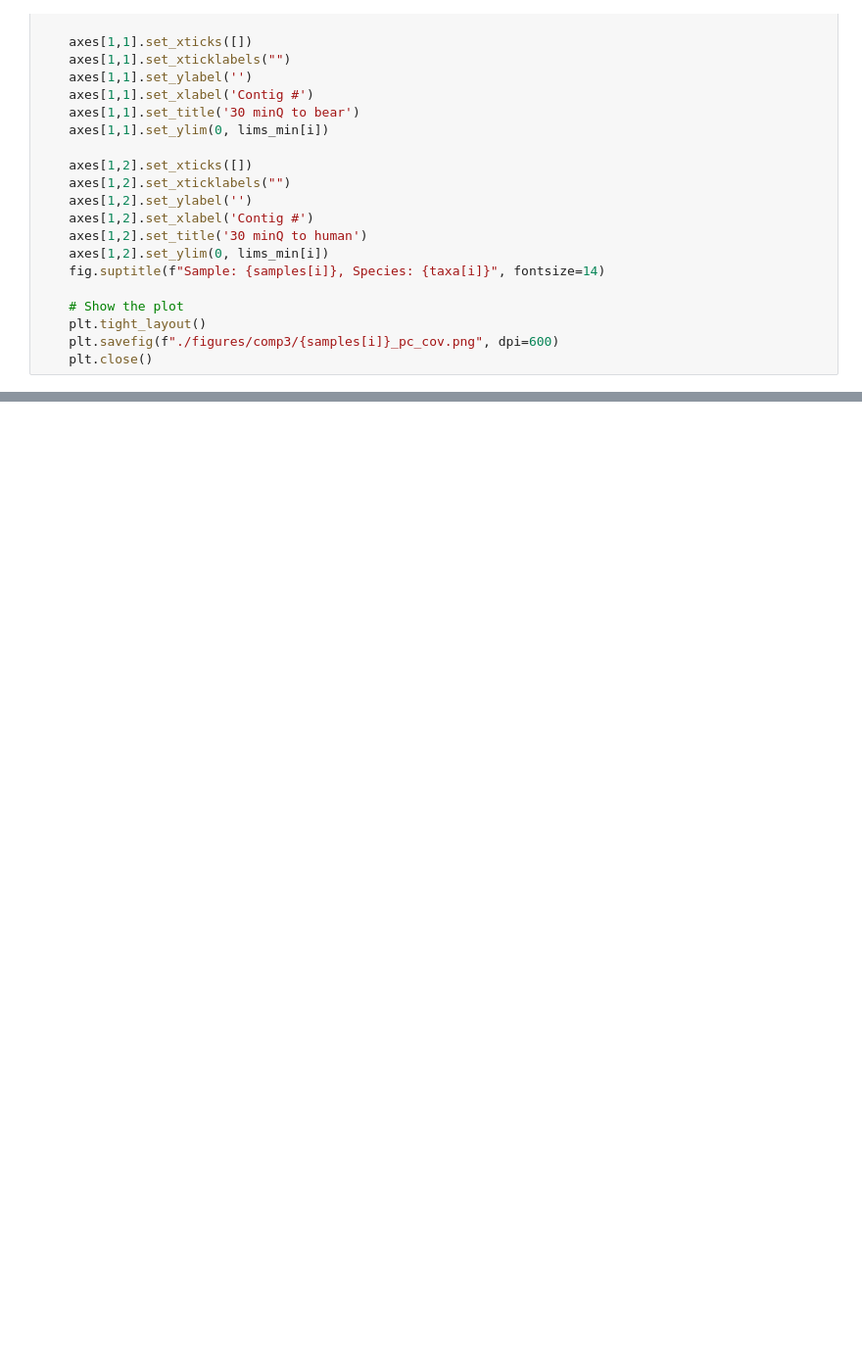
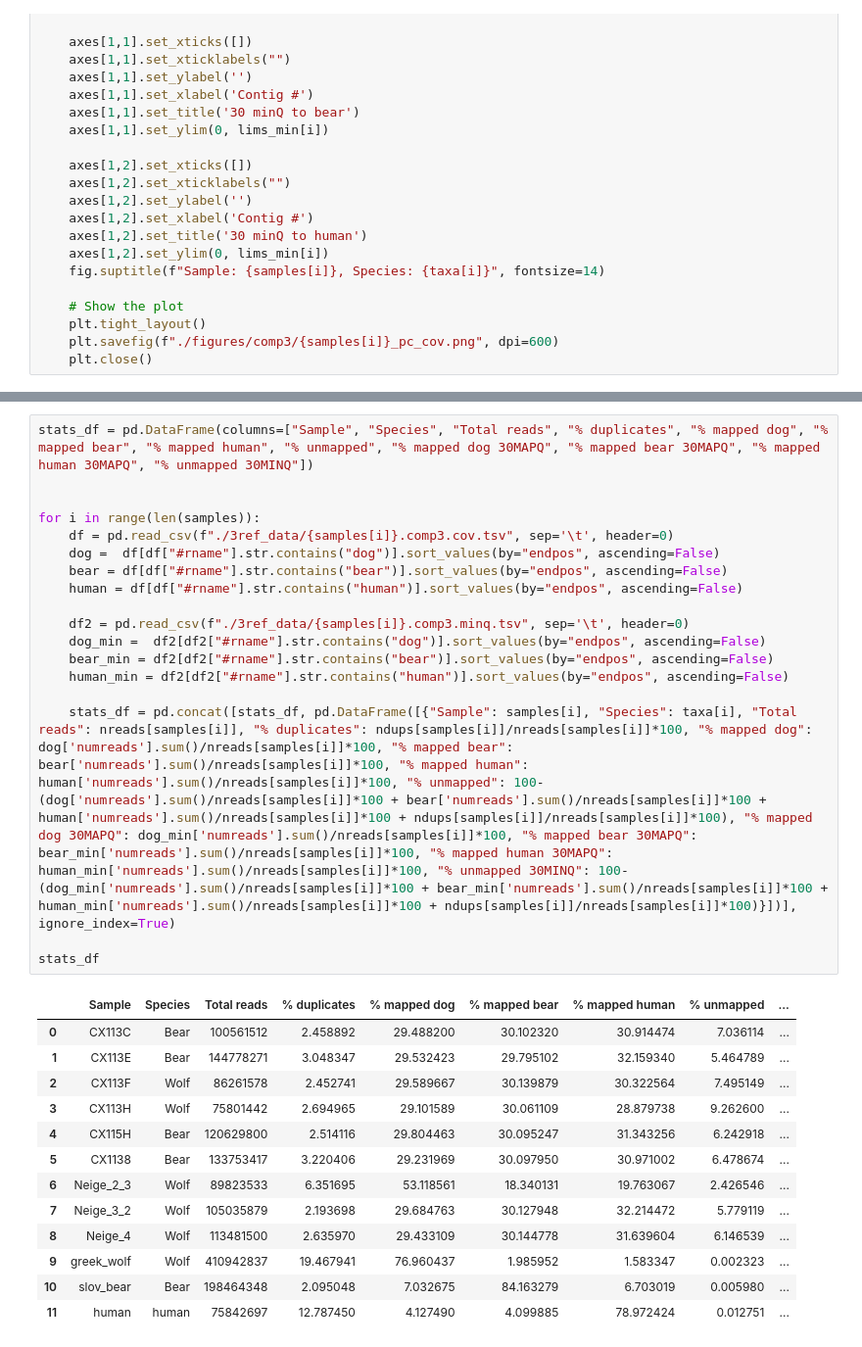
Before and after one commit to HGord2022/snowtracks, a Jupyter notebook: 3comp_mapping.ipynb, the cells around one changed output, grey strips where cells are left out. Shown: that part at 98% size. Saved outputs shown, nothing was run; the diff lists cells and outputs as text; blank space fills up the shorter version.

```diff
--- a/3comp_mapping.ipynb
+++ b/3comp_mapping.ipynb
@@ -162,0 +191,32 @@ for i in range(len(samples)):
+# %%
+stats_df = pd.DataFrame(columns=["Sample", "Species", "Total reads", "% duplicates", "% mapped dog", "% mapped bear", "% mapped human", "% unmapped", "% mapped dog 30MAPQ", "% mapped bear 30MAPQ", "% mapped human 30MAPQ", "% unmapped 30MINQ"])
+
+
+for i in range(len(samples)):
+    df = pd.read_csv(f"./3ref_data/{samples[i]}.comp3.cov.tsv", sep='\t', header=0)
+    dog =  df[df["#rname"].str.contains("dog")].sort_values(by="endpos", ascending=False)
+    bear = df[df["#rname"].str.contains("bear")].sort_values(by="endpos", ascending=False)
+    human = df[df["#rname"].str.contains("human")].sort_values(by="endpos", ascending=False)
+
+    df2 = pd.read_csv(f"./3ref_data/{samples[i]}.comp3.minq.tsv", sep='\t', header=0)
+    dog_min =  df2[df2["#rname"].str.contains("dog")].sort_values(by="endpos", ascending=False)
+    bear_min = df2[df2["#rname"].str.contains("bear")].sort_values(by="endpos", ascending=False)
+    human_min = df2[df2["#rname"].str.contains("human")].sort_values(by="endpos", ascending=False)
+
+    stats_df = pd.concat([stats_df, pd.DataFrame([{"Sample": samples[i], "Species": taxa[i], "Total reads": nreads[samples[i]], "% duplicates": ndups[samples[i]]/nreads[samples[i]]*100, "% mapped dog": dog['numreads'].sum()/nreads[samples[i]]*100, "% mapped bear": bear['numreads'].sum()/nreads[samples[i]]*100, "% mapped human": human['numreads'].sum()/nreads[samples[i]]*100, "% unmapped": 100-(dog['numreads'].sum()/nreads[samples[i]]*100 + bear['numreads'].sum()/nreads[samples[i]]*100 + human['numreads'].sum()/nreads[samples[i]]*100 + ndups[samples[i]]/nreads[samples[i]]*100), "% mapped dog 30MAPQ": dog_min['numreads'].sum()/nreads[samples[i]]*100, "% mapped bear 30MAPQ": bear_min['numreads'].sum()/nreads[samples[i]]*100, "% mapped human 30MAPQ": human_min['numreads'].sum()/nreads[samples[i]]*100, "% unmapped 30MINQ": 100-(dog_min['numreads'].sum()/nreads[samples[i]]*100 + bear_min['numreads'].sum()/nreads[samples[i]]*100 + human_min['numreads'].sum()/nreads[samples[i]]*100 + ndups[samples[i]]/nreads[samples[i]]*100)}])], ignore_index=True)
+
+stats_df
+# %% [output]
+|  | Sample | Species | Total reads | % duplicates | % mapped dog | % mapped bear | % mapped human | % unmapped | ... |
+| 0 | CX113C | Bear | 100561512 | 2.458892 | 29.488200 | 30.102320 | 30.914474 | 7.036114 | ... |
+| 1 | CX113E | Bear | 144778271 | 3.048347 | 29.532423 | 29.795102 | 32.159340 | 5.464789 | ... |
+| 2 | CX113F | Wolf | 86261578 | 2.452741 | 29.589667 | 30.139879 | 30.322564 | 7.495149 | ... |
+| 3 | CX113H | Wolf | 75801442 | 2.694965 | 29.101589 | 30.061109 | 28.879738 | 9.262600 | ... |
+| 4 | CX115H | Bear | 120629800 | 2.514116 | 29.804463 | 30.095247 | 31.343256 | 6.242918 | ... |
+| 5 | CX1138 | Bear | 133753417 | 3.220406 | 29.231969 | 30.097950 | 30.971002 | 6.478674 | ... |
+| 6 | Neige_2_3 | Wolf | 89823533 | 6.351695 | 53.118561 | 18.340131 | 19.763067 | 2.426546 | ... |
+| 7 | Neige_3_2 | Wolf | 105035879 | 2.193698 | 29.684763 | 30.127948 | 32.214472 | 5.779119 | ... |
+| 8 | Neige_4 | Wolf | 113481500 | 2.635970 | 29.433109 | 30.144778 | 31.639604 | 6.146539 | ... |
+| 9 | greek_wolf | Wolf | 410942837 | 19.467941 | 76.960437 | 1.985952 | 1.583347 | 0.002323 | ... |
+| 10 | slov_bear | Bear | 198464348 | 2.095048 | 7.032675 | 84.163279 | 6.703019 | 0.005980 | ... |
+| 11 | human | human | 75842697 | 12.787450 | 4.127490 | 4.099885 | 78.972424 | 0.012751 | ... |
```
Also changed, not shown: parts of 4 cells of this notebook, 9 other files.
